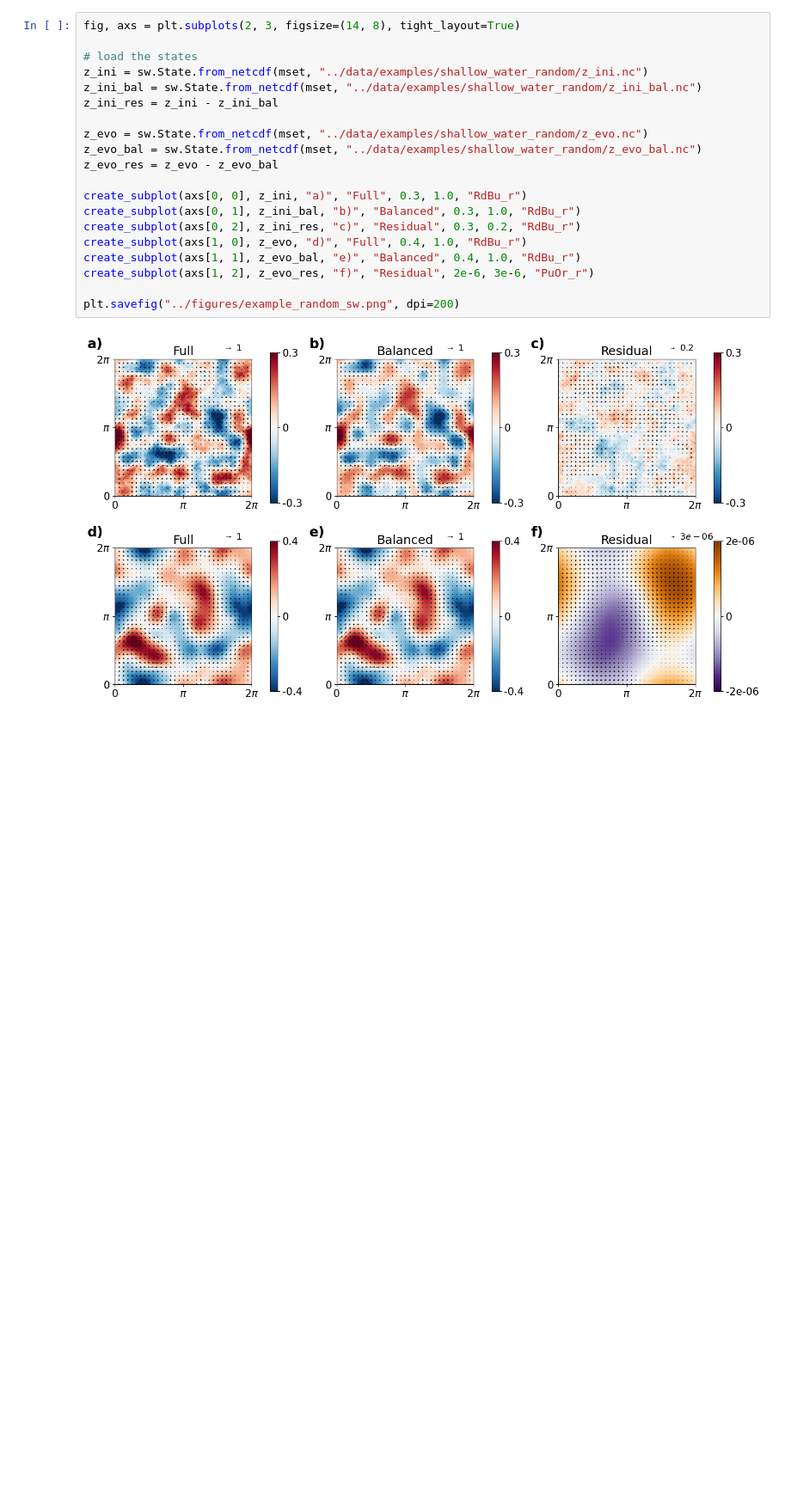
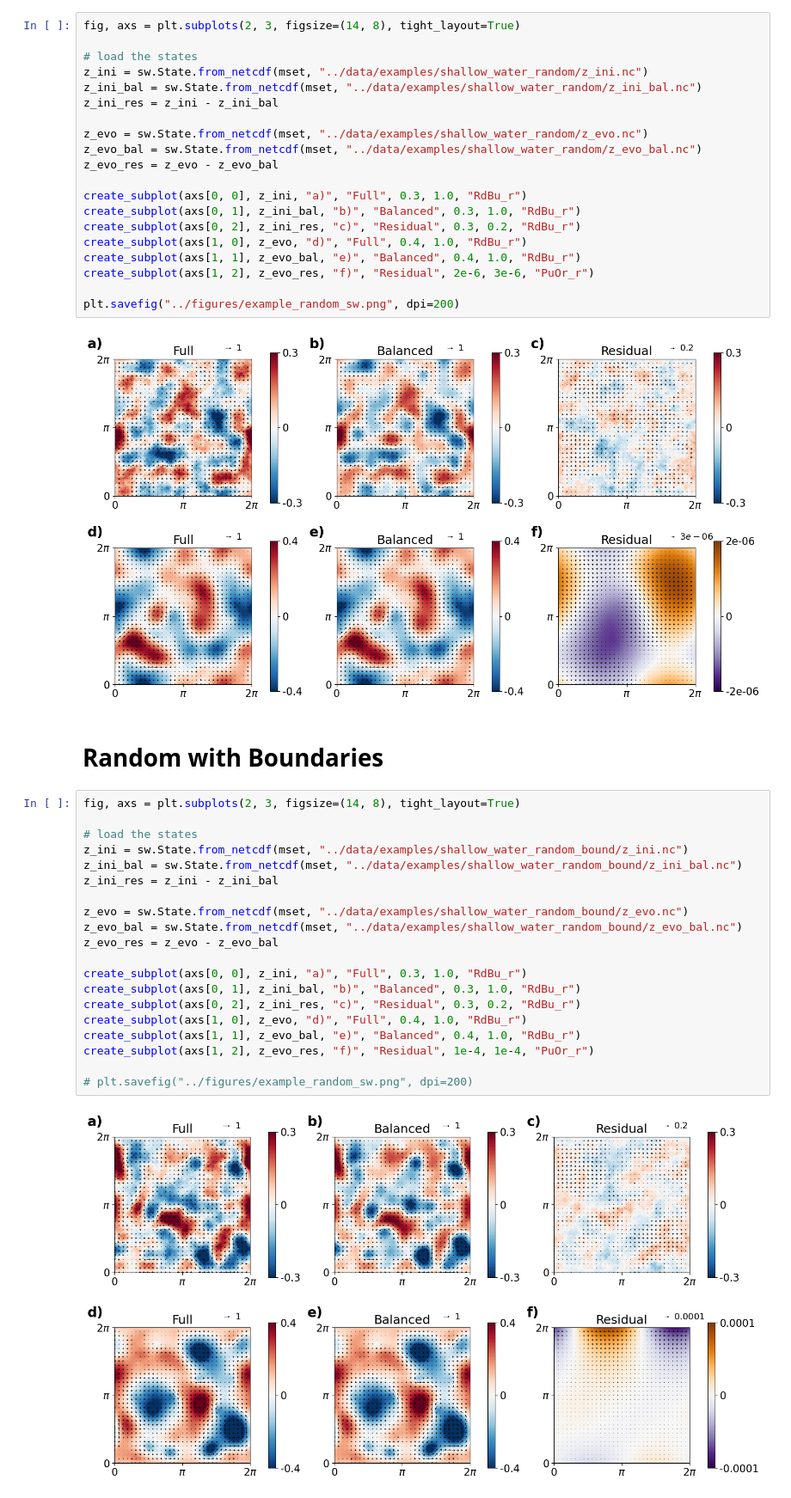
Before and after one commit to Gordi42/obta-paper, a Jupyter notebook: notebooks/example.ipynb, the cells around one changed output. Shown at 86% size. Drawn from its saved outputs; the diff is of its cells as text; blank space fills up the shorter version.

Commit message:
adding the example for the random initial condition with lateral boundaries

```diff
--- a/notebooks/example.ipynb
+++ b/notebooks/example.ipynb
@@ -110,3 +110,27 @@ create_subplot(axs[1, 2], z_evo_res, "f)", "Residual", 2e-6, 3e-6, "PuOr_r")
 plt.savefig("../figures/example_random_sw.png", dpi=200)
 # %% [output]
 [figure]
+# %% [markdown]
+# Random with Boundaries
+# %%
+fig, axs = plt.subplots(2, 3, figsize=(14, 8), tight_layout=True)
+
+# load the states
+z_ini = sw.State.from_netcdf(mset, "../data/examples/shallow_water_random_bound/z_ini.nc")
+z_ini_bal = sw.State.from_netcdf(mset, "../data/examples/shallow_water_random_bound/z_ini_bal.nc")
+z_ini_res = z_ini - z_ini_bal
+
+z_evo = sw.State.from_netcdf(mset, "../data/examples/shallow_water_random_bound/z_evo.nc")
+z_evo_bal = sw.State.from_netcdf(mset, "../data/examples/shallow_water_random_bound/z_evo_bal.nc")
+z_evo_res = z_evo - z_evo_bal
+
+create_subplot(axs[0, 0], z_ini, "a)", "Full", 0.3, 1.0, "RdBu_r")
+create_subplot(axs[0, 1], z_ini_bal, "b)", "Balanced", 0.3, 1.0, "RdBu_r")
+create_subplot(axs[0, 2], z_ini_res, "c)", "Residual", 0.3, 0.2, "RdBu_r")
+create_subplot(axs[1, 0], z_evo, "d)", "Full", 0.4, 1.0, "RdBu_r")
+create_subplot(axs[1, 1], z_evo_bal, "e)", "Balanced", 0.4, 1.0, "RdBu_r")
+create_subplot(axs[1, 2], z_evo_res, "f)", "Residual", 1e-4, 1e-4, "PuOr_r")
+
+# plt.savefig("../figures/example_random_sw.png", dpi=200)
+# %% [output]
+[figure, added]
```
Also changed, not shown: 1 other file.
